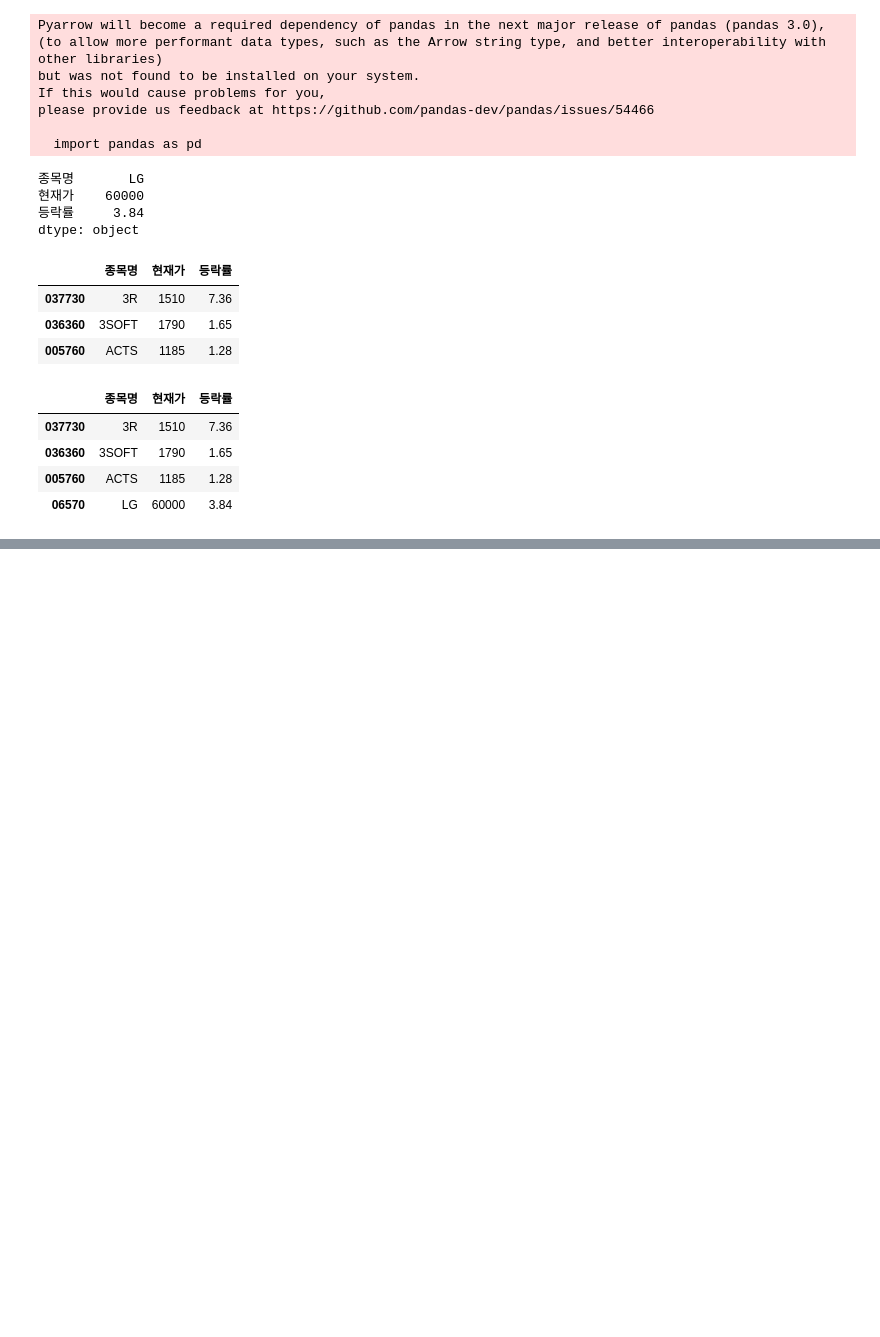
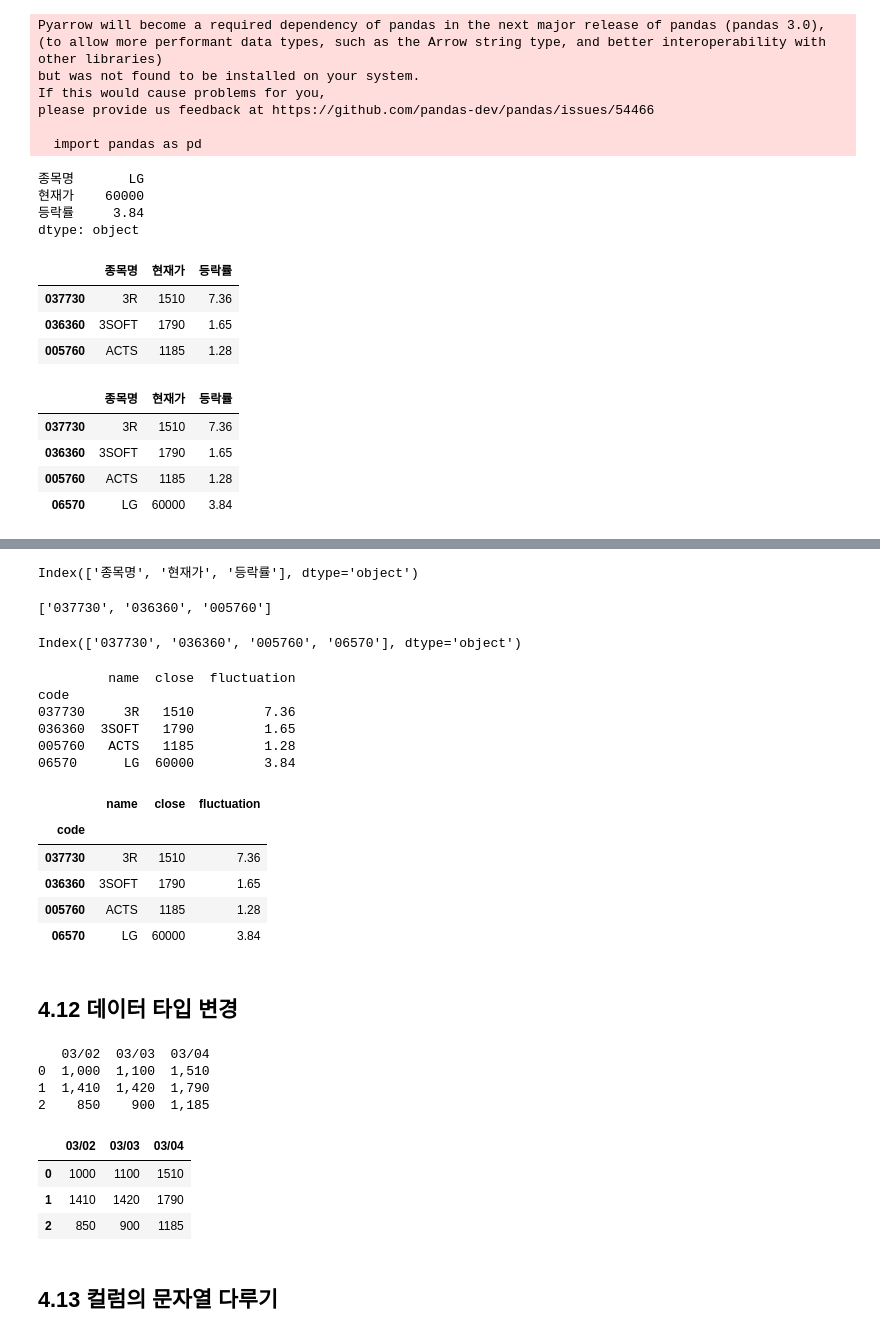
Before and after one commit to lolsaless/Python, a Jupyter notebook: 0. 학습_책/2. 금융 데이터 분석을 위한 판다스/04. DataFrame Part1.ipynb, the cells around one changed output, grey strips where cells are left out. Drawn from its saved outputs; the diff is of its cells as text; code cells hidden in the pictures; blank space fills up the shorter version.

```diff
--- a/0. 학습_책/2. 금융 데이터 분석을 위한 판다스/04. DataFrame Part1.ipynb
+++ b/0. 학습_책/2. 금융 데이터 분석을 위한 판다스/04. DataFrame Part1.ipynb
@@ -334,0 +362,36 @@ df
+# %%
+print(df.columns)
+# %% [output]
+Index(['종목명', '현재가', '등락률'], dtype='object')
+# %%
+print(index)
+# %% [output]
+['037730', '036360', '005760']
+# %%
+print(df.index)
+# %% [output]
+Index(['037730', '036360', '005760', '06570'], dtype='object')
+# %%
+df.columns = ["name", "close", "fluctuation"]
+# %%
+df.index.name = "code"
+# %%
+print(df)
+# %% [output]
+         name  close  fluctuation
+code
+037730     3R   1510         7.36
+036360  3SOFT   1790         1.65
+005760   ACTS   1185         1.28
+06570      LG  60000         3.84
+# %%
+df
+# %% [output]
+|  | name | close | fluctuation |
+| code |  |  |  |
+| 037730 | 3R | 1510 | 7.36 |
+| 036360 | 3SOFT | 1790 | 1.65 |
+| 005760 | ACTS | 1185 | 1.28 |
+| 06570 | LG | 60000 | 3.84 |
+# %% [markdown]
+## 4.12 데이터 타입 변경
@@ -334,0 +400,24 @@ df
+# %%
+data = [
+    ["1,000", "1,100", "1,510"],
+    ["1,410", "1,420", "1,790"],
+    ["850", "900", "1,185"],
+]
+
+column = ["03/02", "03/03", "03/04"]
+df = pd.DataFrame(data = data, columns = column)
+print(df)
+# %% [output]
+   03/02  03/03  03/04
+0  1,000  1,100  1,510
+1  1,410  1,420  1,790
+2    850    900  1,185
+# %%
+df.replace(",", "", regex=True).astype(int)
+# %% [output]
+|  | 03/02 | 03/03 | 03/04 |
+| 0 | 1000 | 1100 | 1510 |
+| 1 | 1410 | 1420 | 1790 |
+| 2 | 850 | 900 | 1185 |
+# %% [markdown]
+## 4.13 컬럼의 문자열 다루기
```
Also changed, not shown: parts of 6 cells of this notebook.
